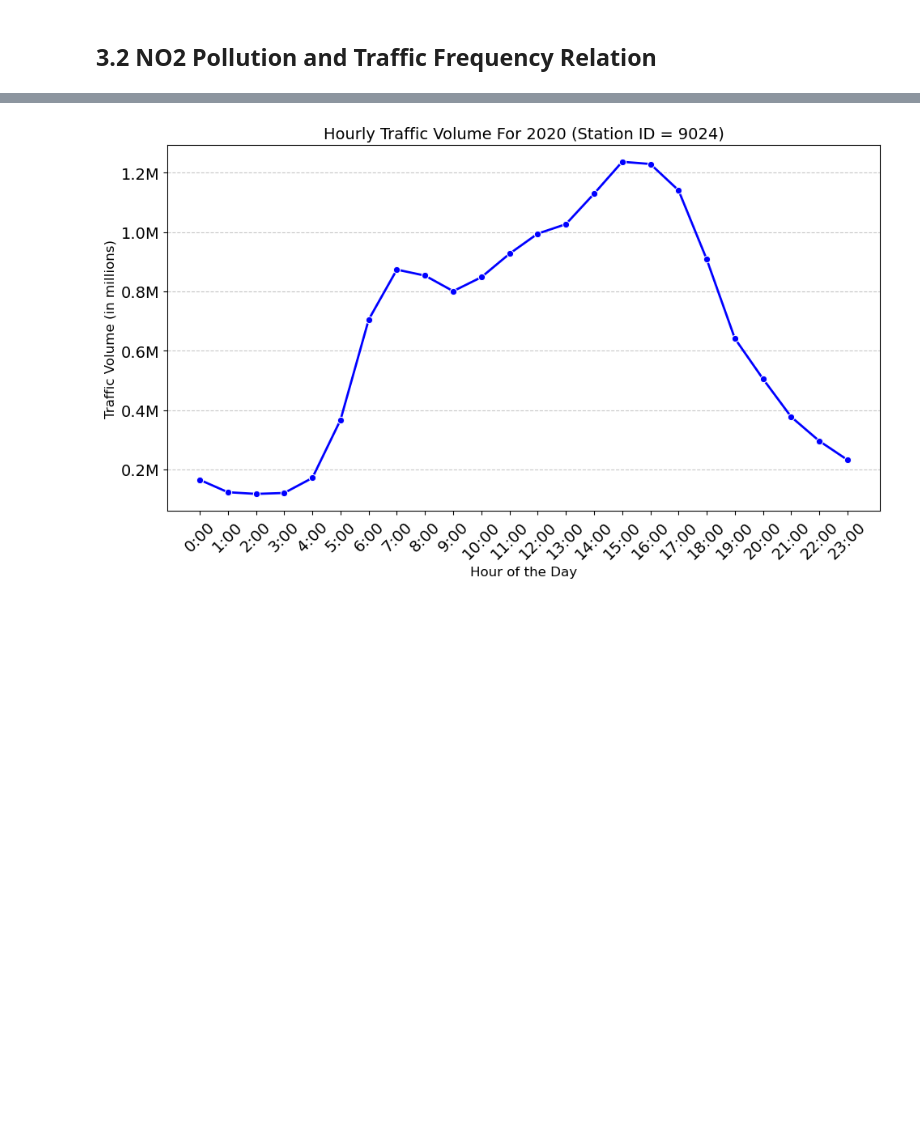
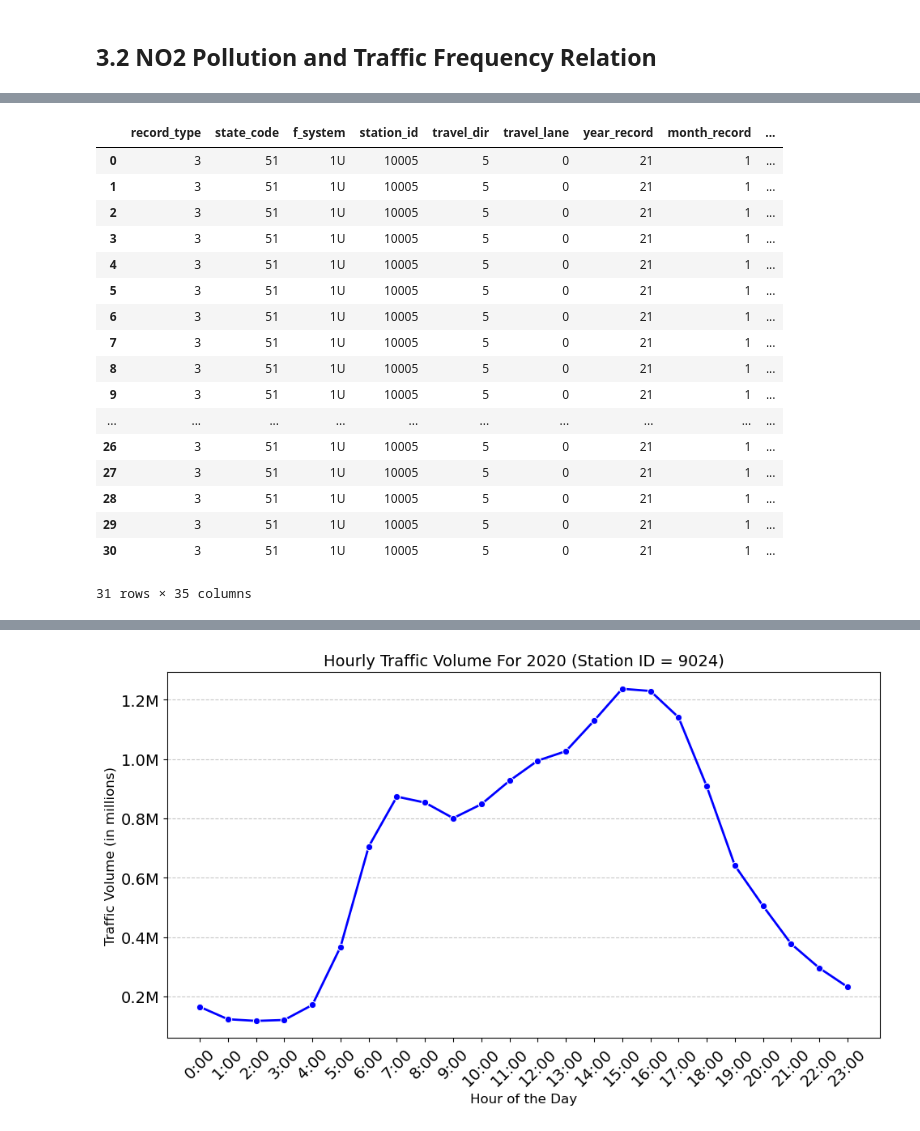
Before and after one commit to SujanNeupane42/NO2-vs-Traffic-Analysis-using-PySpark-and-GeoPandas, a Jupyter notebook: main_notebook.ipynb, the cells around one changed output, grey strips where cells are left out. Drawn from its saved outputs; the diff is of its cells as text; code cells hidden in the pictures; blank space fills up the shorter version.

```diff
--- a/main_notebook.ipynb
+++ b/main_notebook.ipynb
@@ -1497,0 +1613,24 @@ traffic_df.head()
+# %%
+x = pd.read_csv(r"C:\Users\neupa\Downloads\Traffic Data\2021\Traffic_Frequency\VA_JAN_2021 (TMAS).VOL", sep="|")
+# x[["year_record", "month_record", "day_record", "day_of_week", "hour_00", "hour_01", "hour_02", "hour_03", "hour_04", "hour_05", "hour_06", "hour_07", "hour_08", "hour_09", "hour_10", "hour_11", "hour_12", "hour_13", "hour_14", "hour_15", "hour_16", "hour_17", "hour_18", "hour_19", "hour_20", "hour_21", "hour_22", "hour_23"]].head(5)
+# %%
+x[x.station_id == 10005]
+# %% [output]
+|  | record_type | state_code | f_system | station_id | travel_dir | travel_lane | year_record | month_record | ... |
+| 0 | 3 | 51 | 1U | 10005 | 5 | 0 | 21 | 1 | ... |
+| 1 | 3 | 51 | 1U | 10005 | 5 | 0 | 21 | 1 | ... |
+| 2 | 3 | 51 | 1U | 10005 | 5 | 0 | 21 | 1 | ... |
+| 3 | 3 | 51 | 1U | 10005 | 5 | 0 | 21 | 1 | ... |
+| 4 | 3 | 51 | 1U | 10005 | 5 | 0 | 21 | 1 | ... |
+| 5 | 3 | 51 | 1U | 10005 | 5 | 0 | 21 | 1 | ... |
+| 6 | 3 | 51 | 1U | 10005 | 5 | 0 | 21 | 1 | ... |
+| 7 | 3 | 51 | 1U | 10005 | 5 | 0 | 21 | 1 | ... |
+| 8 | 3 | 51 | 1U | 10005 | 5 | 0 | 21 | 1 | ... |
+| 9 | 3 | 51 | 1U | 10005 | 5 | 0 | 21 | 1 | ... |
+| ... | ... | ... | ... | ... | ... | ... | ... | ... | ... |
+| 26 | 3 | 51 | 1U | 10005 | 5 | 0 | 21 | 1 | ... |
+| 27 | 3 | 51 | 1U | 10005 | 5 | 0 | 21 | 1 | ... |
+| 28 | 3 | 51 | 1U | 10005 | 5 | 0 | 21 | 1 | ... |
+| 29 | 3 | 51 | 1U | 10005 | 5 | 0 | 21 | 1 | ... |
+| 30 | 3 | 51 | 1U | 10005 | 5 | 0 | 21 | 1 | ... |
+31 rows × 35 columns
```
Also changed, not shown: parts of 26 cells of this notebook.
